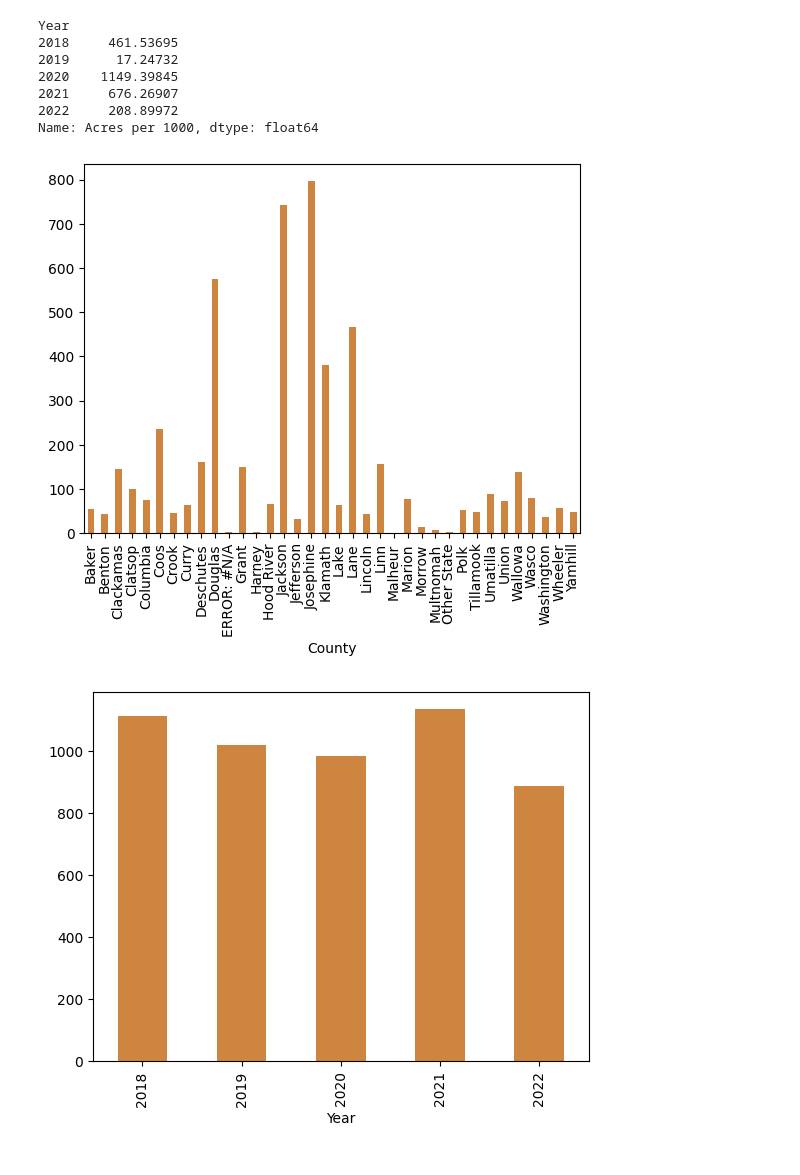
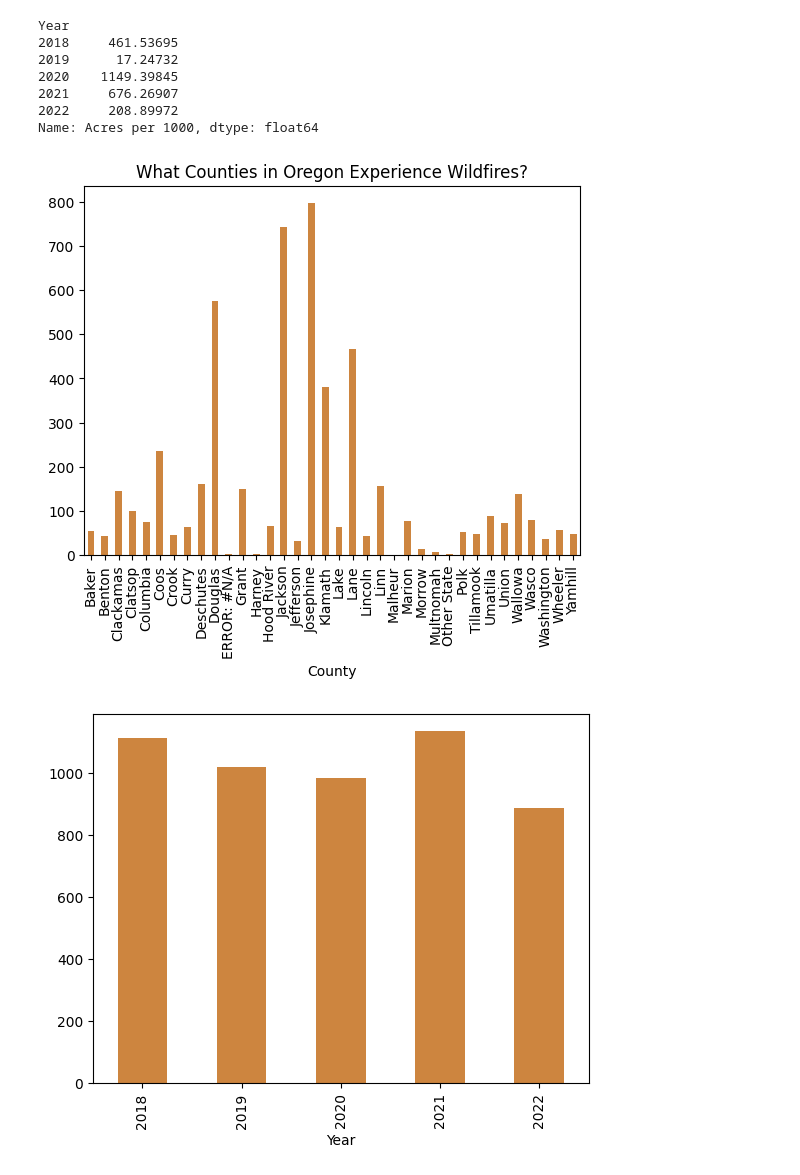
Before and after one commit to ctetreault13/Project-1-Oregon-Fire-and-wheel, a Jupyter notebook: Fire data analysis.ipynb, the cells around one changed output. Cells and saved outputs as stored; diff of their text form; code cells hidden in the pictures.

```diff
--- a/Fire data analysis.ipynb
+++ b/Fire data analysis.ipynb
@@ -235,10 +235,10 @@ Year
 Name: Acres per 1000, dtype: float64
 # %%
 fires_by_county_s.plot(kind="bar", color="peru")
-
+plt.title("What Counties in Oregon Experience Wildfires?")
 plt.show()
 # %% [output]
-[figure, old version]
+[figure, new version]
 # %%
 fires_by_year_s.plot(kind="bar", color="peru")
 
```
Also changed, not shown: parts of 1 cell of this notebook.
